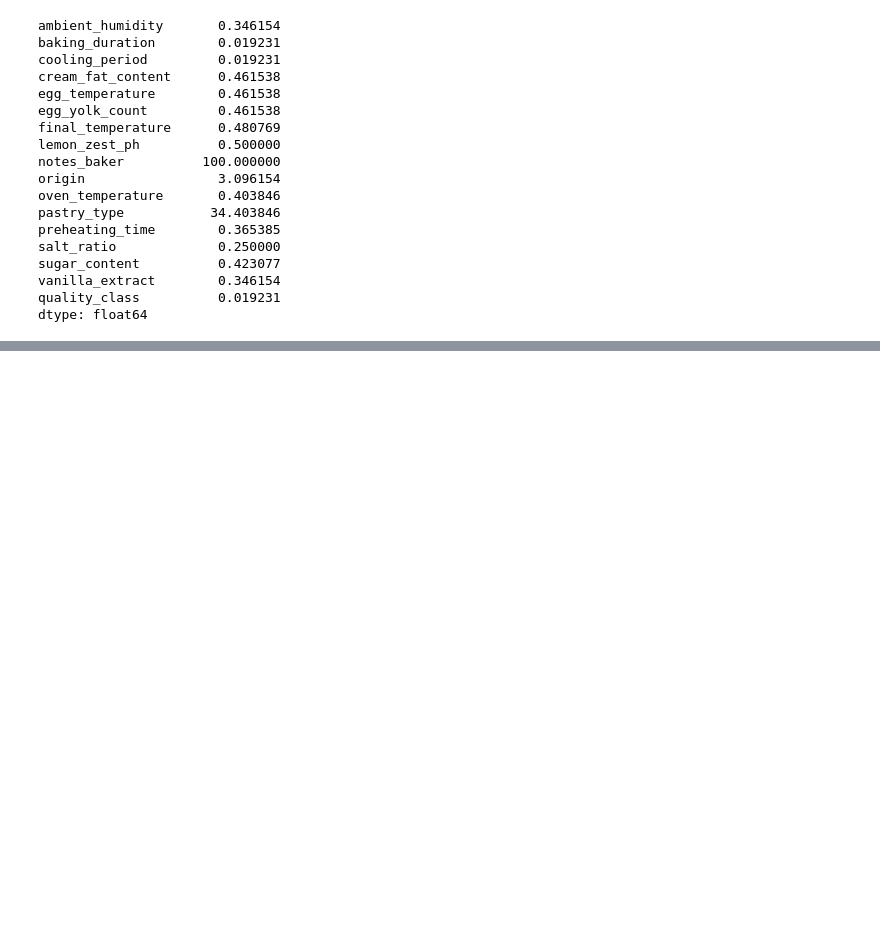
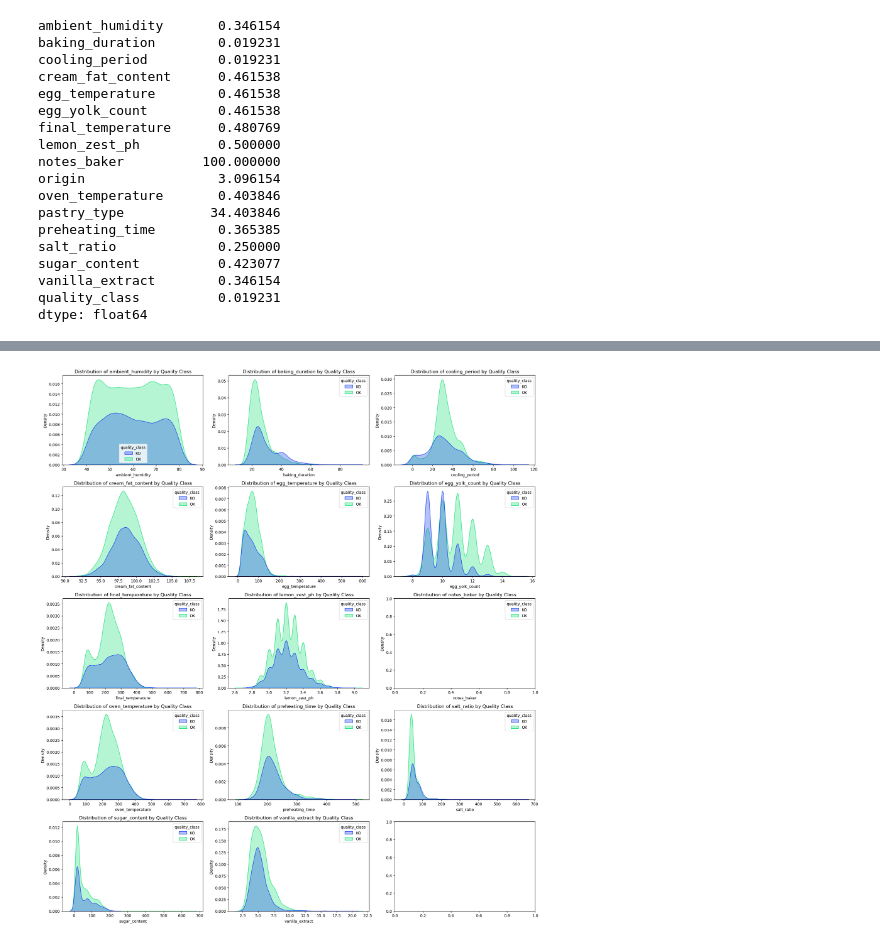
Before and after one commit to gugaffranco/MachineLearning1G08, a Jupyter notebook: ML08_NB1_DATA_EXPLORATION.ipynb, the cells around one changed output, grey strips where cells are left out. Drawn from its saved outputs; the diff is of its cells as text; code cells hidden in the pictures; blank space fills up the shorter version.

```diff
--- a/ML08_NB1_DATA_EXPLORATION.ipynb
+++ b/ML08_NB1_DATA_EXPLORATION.ipynb
@@ -131,0 +324,19 @@ dtype: float64
+# %%
+palette = {'OK': '#0EE071', 'KO': "#0933ED"}
+# %%
+fig, axes = plt.subplots(nrows=5, ncols=3, figsize=(18, 4 * 5))
+axes = axes.flatten()
+
+for i, col in enumerate(numerical_cols):
+    sns.kdeplot(x=col,
+                hue = 'quality_class',
+                data=learn_data,
+                fill = True,
+                alpha = 0.3,
+                ax=axes[i],
+                palette=palette)
+    axes[i].set_title(f'Distribution of {col} by Quality Class', fontsize=12)
+plt.tight_layout()
+plt.show()
+# %% [output]
+[figure, added]
```
Also changed, not shown: parts of 53 cells of this notebook.
